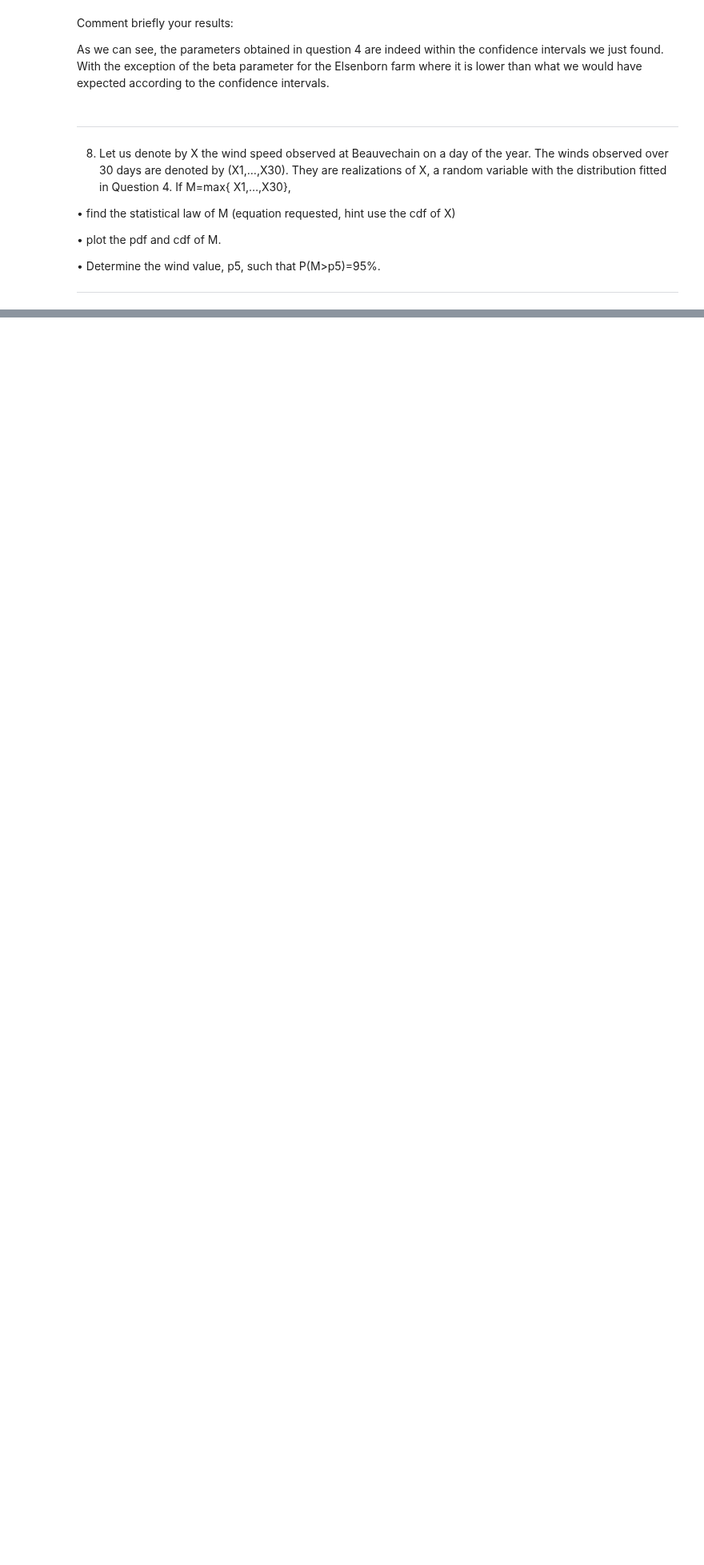
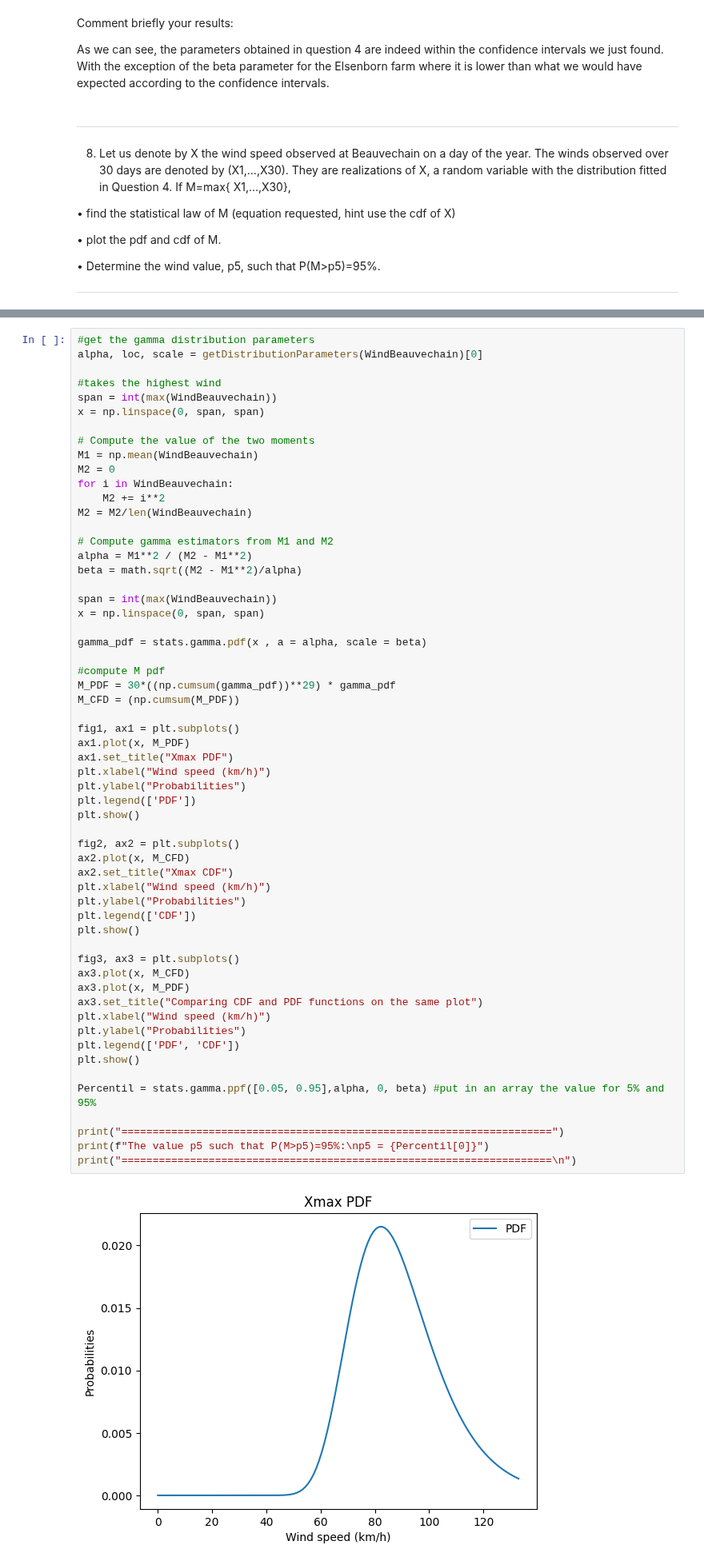
Before and after one commit to clem119/Hackathons, a Jupyter notebook: H1/hack1_without_code.ipynb, the cells around one changed output, grey strips where cells are left out. Shown at 80% size. Saved outputs shown, nothing was run; the diff lists cells and outputs as text; blank space fills up the shorter version.

```diff
--- a/H1/hack1_without_code.ipynb
+++ b/H1/hack1_without_code.ipynb
@@ -608,0 +625,60 @@ Satistical Law :
+# %%
+#get the gamma distribution parameters
+alpha, loc, scale = getDistributionParameters(WindBeauvechain)[0]
+
+#takes the highest wind
+span = int(max(WindBeauvechain))
+x = np.linspace(0, span, span)
+
+# Compute the value of the two moments
+M1 = np.mean(WindBeauvechain)
+M2 = 0
+for i in WindBeauvechain:
+    M2 += i**2
+M2 = M2/len(WindBeauvechain)
+
+# Compute gamma estimators from M1 and M2
+alpha = M1**2 / (M2 - M1**2)
+beta = math.sqrt((M2 - M1**2)/alpha)
+
+span = int(max(WindBeauvechain))
+x = np.linspace(0, span, span)
+
+gamma_pdf = stats.gamma.pdf(x , a = alpha, scale = beta)
+
+#compute M pdf
+M_PDF = 30*((np.cumsum(gamma_pdf))**29) * gamma_pdf
+M_CFD = (np.cumsum(M_PDF))
+
+fig1, ax1 = plt.subplots()
+ax1.plot(x, M_PDF)
+ax1.set_title("Xmax PDF")
+plt.xlabel("Wind speed (km/h)")
+plt.ylabel("Probabilities")
+plt.legend(['PDF'])
+plt.show()
+
+fig2, ax2 = plt.subplots()
+ax2.plot(x, M_CFD)
+ax2.set_title("Xmax CDF")
+plt.xlabel("Wind speed (km/h)")
+plt.ylabel("Probabilities")
+plt.legend(['CDF'])
+plt.show()
+
+fig3, ax3 = plt.subplots()
+ax3.plot(x, M_CFD)
+ax3.plot(x, M_PDF)
+ax3.set_title("Comparing CDF and PDF functions on the same plot")
+plt.xlabel("Wind speed (km/h)")
+plt.ylabel("Probabilities")
+plt.legend(['PDF', 'CDF'])
+plt.show()
+
+Percentil = stats.gamma.ppf([0.05, 0.95],alpha, 0, beta) #put in an array the value for 5% and 95%
+
+print("=====================================================================")
+print(f"The value p5 such that P(M>p5)=95%:\np5 = {Percentil[0]}")
+print("=====================================================================\n")
+# %% [output]
+[figure, added]
```
Also changed, not shown: parts of 9 cells of this notebook, 1 other file.
